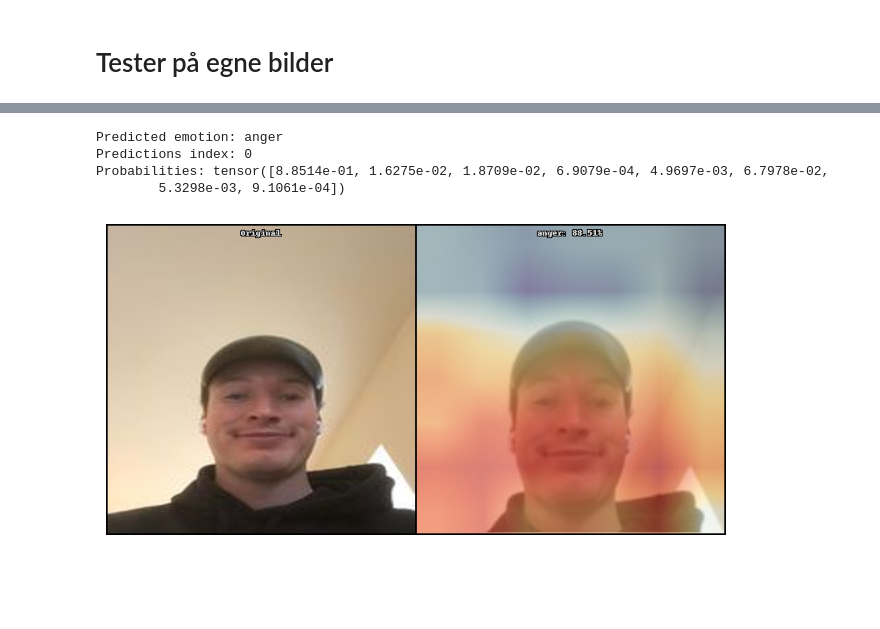
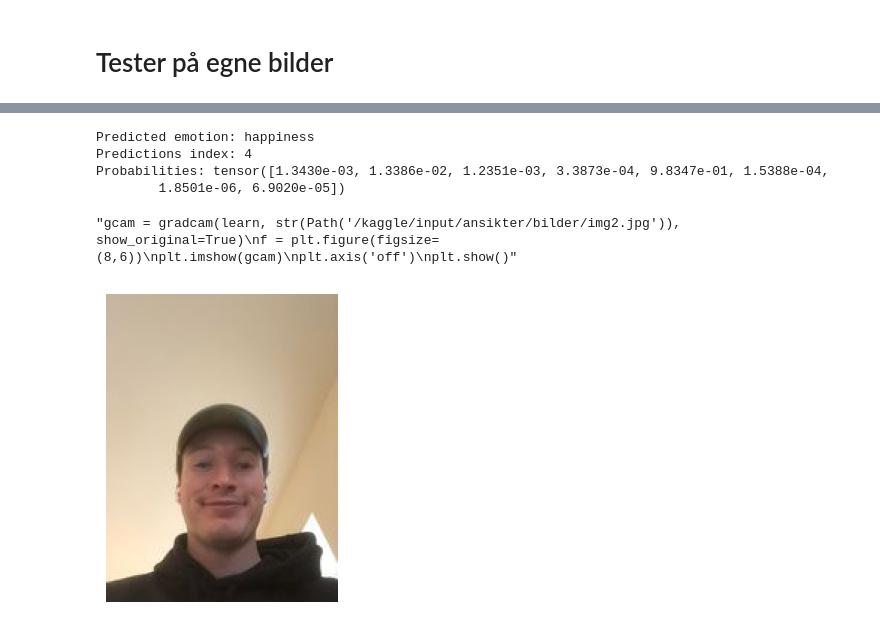
Before and after one commit to Markustho/Facialscan, a Jupyter notebook: ansikt.ipynb, the cells around one changed output, grey strips where cells are left out. Saved outputs shown, nothing was run; the diff lists cells and outputs as text; code cells hidden in the pictures; blank space fills up the shorter version.

Commit message:
Kaggle Notebook | ansikt | Version 19

```diff
--- a/ansikt.ipynb
+++ b/ansikt.ipynb
@@ -118,0 +191,5 @@ learn.show_results()
+# %%
+learn = train('convnext_small_in22k',
+              item=Resize(480),
+              batch=[*aug_transforms(size=128, min_scale=0.75),  # Apply some data augmentation (see Chapter 2)
+        Normalize.from_stats(*imagenet_stats)])
@@ -145,7 +259,3 @@ cleaner
 VBox(children=(Dropdown(options=('anger', 'contempt', 'disgust', 'fear', 'happiness', 'neutral', 'sadness', 's…
 # %% [markdown]
 ## Trener modellen på nytt med renset data
-# %%
-dls = ansikt.dataloaders(DATA, bs=64)
-# %%
-learn = vision_learner(dls, resnet18, metrics=error_rate)
@@ -201,0 +438,2 @@ weighted avg       0.88      0.88      0.88       307
+# %%
+DATA = Path('/kaggle/input/ansikter/full')
@@ -243,29 +605,30 @@ img.show()
 # %%
 # Eget bilde
 img1 = PILImage.create('/kaggle/input/ansikter/bilder/img2.jpg')
 
 # Get predictions (no need to apply after_batch transforms explicitly, predict does that)
 pred_class, pred_idx, outputs = learn.predict(img1)
 
 # Print results
 print(f'Predicted emotion: {pred_class}')
 print(f'Predictions index: {pred_idx}')
 print(f'Probabilities: {outputs}')
 
 # Show the image
 img1.show()
-gcam = gradcam(learn, str(Path('/kaggle/input/ansikter/bilder/img2.jpg')), show_original=True)
+'''gcam = gradcam(learn, str(Path('/kaggle/input/ansikter/bilder/img2.jpg')), show_original=True)
 f = plt.figure(figsize=(8,6))
 plt.imshow(gcam)
 plt.axis('off')
-plt.show()
+plt.show()'''
 # %% [output]
 [interactive output not drawn]
-Predicted emotion: anger
-Predictions index: 0
-Probabilities: tensor([8.8514e-01, 1.6275e-02, 1.8709e-02, 6.9079e-04, 4.9697e-03, 6.7978e-02,
-        5.3298e-03, 9.1061e-04])
+Predicted emotion: happiness
+Predictions index: 4
+Probabilities: tensor([1.3430e-03, 1.3386e-02, 1.2351e-03, 3.3873e-04, 9.8347e-01, 1.5388e-04,
+        1.8501e-06, 6.9020e-05])
+"gcam = gradcam(learn, str(Path('/kaggle/input/ansikter/bilder/img2.jpg')), show_original=True)\nf = plt.figure(figsize=(8,6))\nplt.imshow(gcam)\nplt.axis('off')\nplt.show()"
-[figure, old version]
+[figure, new version]
 # %%
 # Eget bilde
 img1 = PILImage.create('/kaggle/input/ansikter/bilder/img3.jpg')
```
Also changed, not shown: parts of 65 cells of this notebook.
